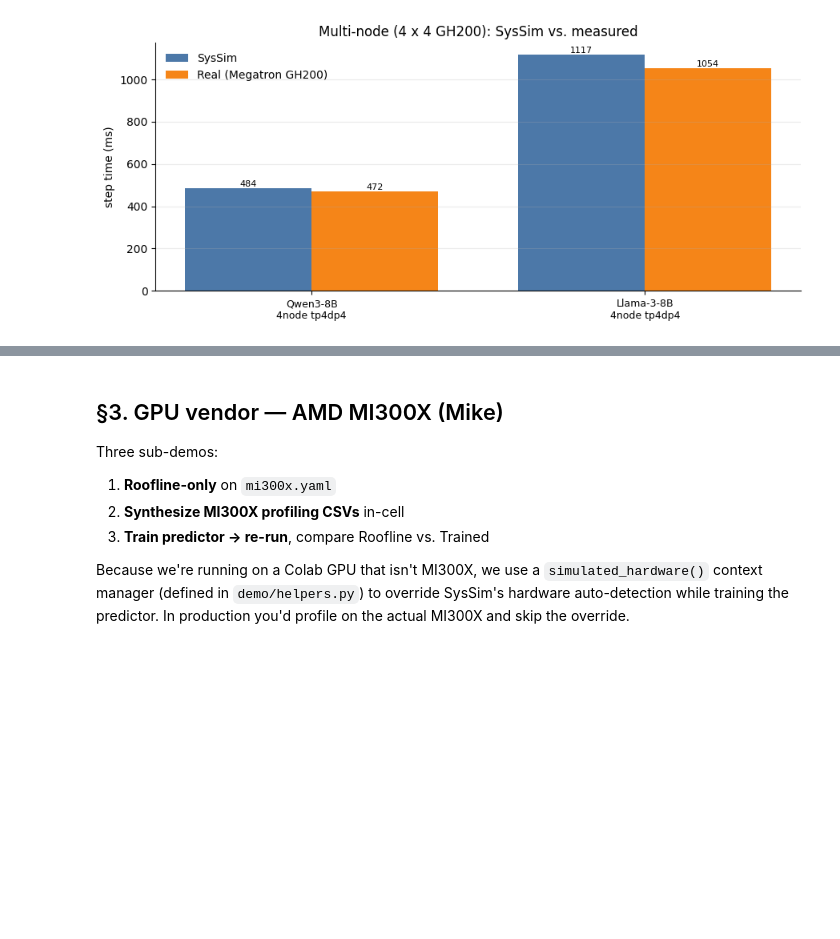
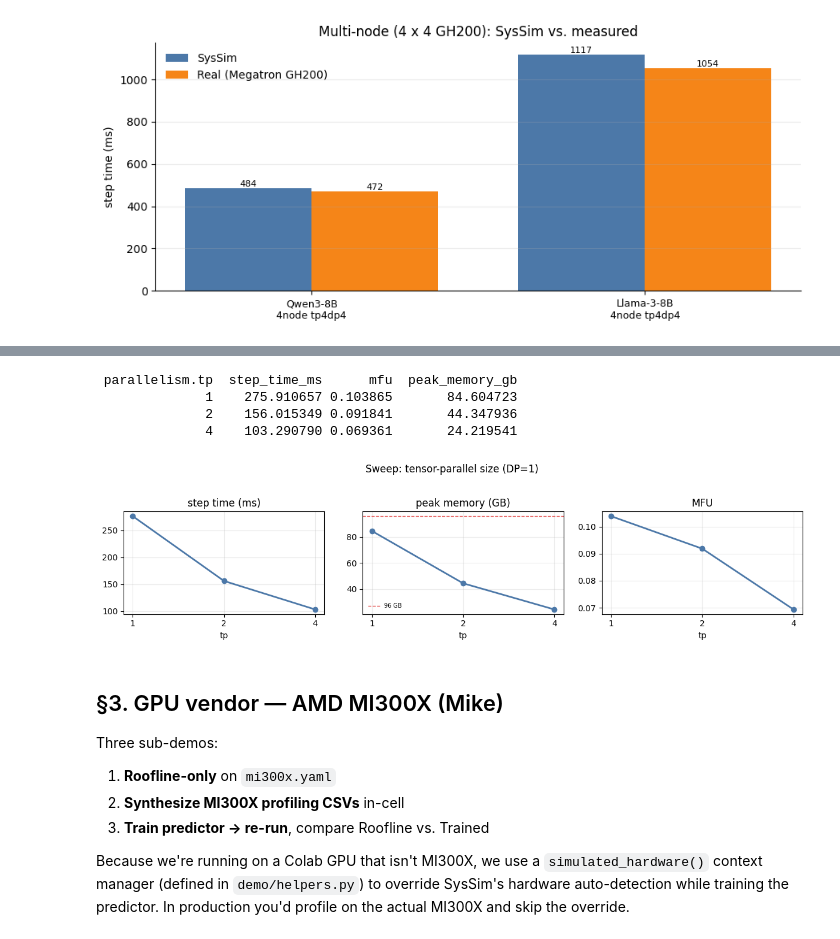
Before and after one commit to AISysSim/SysSim, a Jupyter notebook: tutorials/aria_tutorial.ipynb, the cells around one changed output, grey strips where cells are left out. Cells and saved outputs as stored; diff of their text form; code cells hidden in the pictures; blank space fills up the shorter version.

```diff
--- a/tutorials/aria_tutorial.ipynb
+++ b/tutorials/aria_tutorial.ipynb
@@ -226,0 +255,25 @@ Hold model = Qwen3-8B and HW = H100 DGX fixed. Sweep one knob at a time.
+# %%
+import syssim
+import pandas as pd
+import matplotlib.pyplot as plt
+%matplotlib inline
+
+QWEN3 = "examples/configs/models/qwen3-1_7b.yaml"              # small model -> fast sweeps
+HW    = "examples/configs/hardware/isambard_gh200_4gpu.yaml"   # GH200, one node (4 GPUs)
+GPU_MEM_GB = 96                                                # per-GPU HBM (OOM line)
+
+def plot_sweep(sw, axis, title):
+    """Print a Sweep as a table and plot step time / memory / MFU vs the swept axis."""
+    df = sw.to_dataframe() if hasattr(sw, "to_dataframe") else sw
+    print(df.to_string(index=False))
+    x = [str(v) for v in df[axis]]
+    fig, axes = plt.subplots(1, 3, figsize=(12, 3))
+    for ax, (metric, lbl) in zip(axes, [("step_time_ms", "step time (ms)"),
+                                        ("peak_memory_gb", "peak memory (GB)"),
+                                        ("mfu", "MFU")]):
+        ax.plot(x, df[metric], marker="o", linewidth=2, color="#4C78A8")
+        ax.set_xlabel(axis.split(".")[-1]); ax.set_title(lbl); ax.grid(alpha=0.25)
+        if metric == "peak_memory_gb":
+            ax.axhline(GPU_MEM_GB, color="#E45756", ls="--", lw=1, label=f"{GPU_MEM_GB} GB")
+            ax.legend(fontsize=7, frameon=False)
+    fig.suptitle(title, y=1.03); fig.tight_layout(); plt.show()
@@ -298,3 +326,16 @@ seq_df
+# %%
+plot_sweep(
+    syssim.sweep(model=QWEN3, hardware=HW,
+        parallelism=syssim.ParallelismConfig(dp=1),
+        training=syssim.TrainingConfig(micro_batch=1, global_batch=1, dtype="bf16"),
+        over={"parallelism.tp": [1, 2, 4]}),
+    "parallelism.tp", "Sweep: tensor-parallel size (DP=1)")
+# %% [output]
+ parallelism.tp  step_time_ms      mfu  peak_memory_gb
+              1    275.910657 0.103865       84.604723
+              2    156.015349 0.091841       44.347936
+              4    103.290790 0.069361       24.219541
+[figure, added]
 # %% [markdown]
 ## §3. GPU vendor — AMD MI300X (Mike)
 
```
Also changed, not shown: parts of 8 cells of this notebook, 1 other file.
